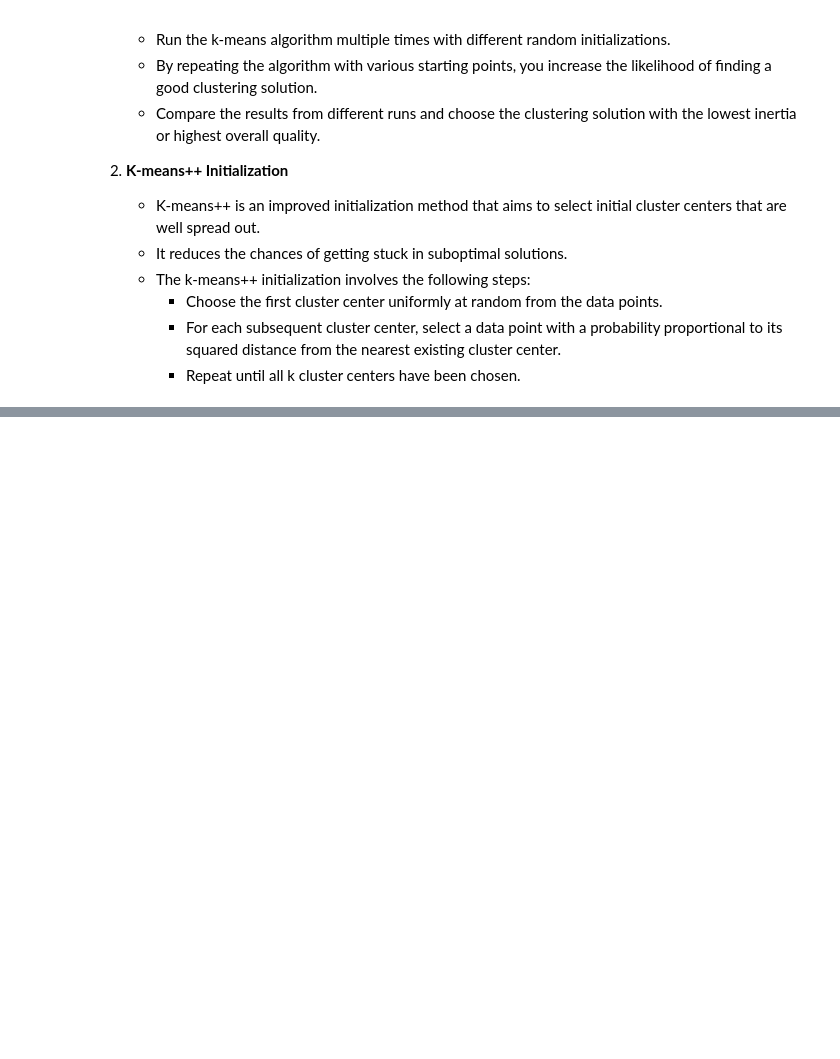
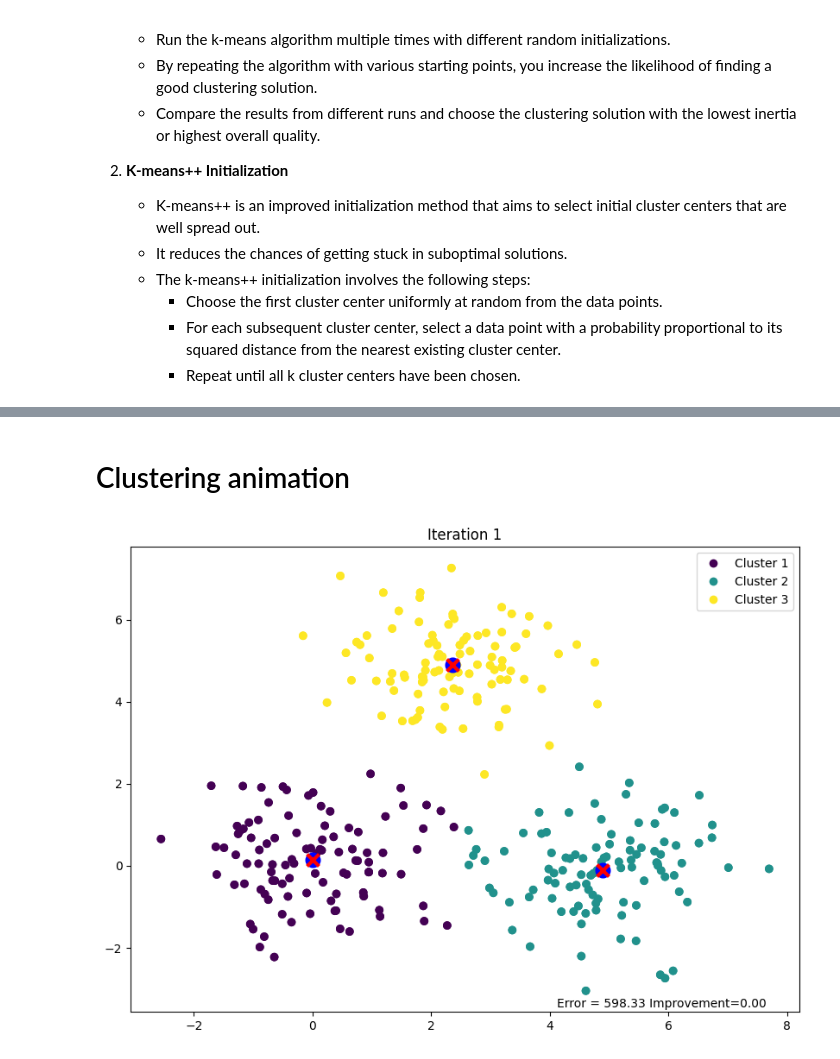
Before and after one commit to trajanov/BigDataAnalytics, a Jupyter notebook: Notebooks/Python-Clustering.ipynb, the cells around one changed output, grey strips where cells are left out. Cells and saved outputs as stored; diff of their text form; code cells hidden in the pictures; blank space fills up the shorter version.

Commit message:
Clustering update

```diff
--- a/Notebooks/Python-Clustering.ipynb
+++ b/Notebooks/Python-Clustering.ipynb
@@ -163,0 +164,56 @@ for i in range(10):
+# %% [markdown]
+# Clustering animation
+# %%
+import numpy as np
+import matplotlib.pyplot as plt
+from matplotlib.animation import FuncAnimation
+from PIL import Image
+
+# set the seed to reproduce the results
+np.random.seed(0)
+
+# Generate random data with 3 clusters and 100 samples with 2 features using gaussian mixture model
+X = np.random.multivariate_normal([0, 0], [[1, 0], [0, 1]], 100)
+X = np.concatenate((X, np.random.multivariate_normal([2.5, 5], [[1, 0], [0, 1]], 100)))
+X = np.concatenate((X, np.random.multivariate_normal([5, 0], [[1, 0], [0, 1]], 100)))
+
+# Set initial cluster centers to be far away from the actual cluster centers
+global old_centers, old_inertia
+old_centers = np.array([[-2,0],[-1,1],[0,2]])
+old_inertia = 10000
+
+# Create a figure and axis object for the animation
+fig, ax = plt.subplots(figsize=(10, 7))
+
+# Define a function to update the plot for each iteration of the for loop
+def update_plot(i):
+    global old_centers, old_inertia
+    # run the KMeans for 1 iteration so we can follow the clustering process
+    kmeans = KMeans(n_clusters=3, init=old_centers, max_iter=1, n_init=1).fit(X)
+    new_centers = kmeans.cluster_centers_
+    new_inertia = kmeans.inertia_
+    # clear the axis object for the new plot
+    ax.clear()
+    # plot the data points and cluster centers
+    ax.scatter(X[:, 0], X[:, 1], c=kmeans.labels_)
+    # plot the inertia value as a text box on the plot
+    ax.text(0.95, 0.01, f'Error = {kmeans.inertia_:.2f} Improvement={old_inertia-new_inertia:.2f}', transform=ax.transAxes, size=10, horizontalalignment='right')
+    # add legend to the plot for the cluster labels
+    ax.legend(handles=ax.scatter(X[:, 0], X[:, 1], c=kmeans.labels_).legend_elements()[0], labels=['Cluster 1', 'Cluster 2', 'Cluster 3'])
+    # plot old and new cluster centers wiht arrows from old to new centers
+    for j in range(len(old_centers)):
+        ax.arrow(old_centers[j, 0], old_centers[j, 1], new_centers[j, 0]-old_centers[j, 0], new_centers[j, 1]-old_centers[j, 1], head_width=0.1, head_length=0.1, fc='k', ec='k')
+    ax.scatter(old_centers[:, 0], old_centers[:, 1], marker='o', s=100, linewidths=3, color='b')
+    ax.scatter(new_centers[:, 0], new_centers[:, 1], marker='x', s=100, linewidths=3, color='r')
+
+    ax.set_title('Iteration {}'.format(i+1))
+
+    # update the old centers and inertia for the next iteration
+    old_centers = new_centers
+    old_inertia = new_inertia
+
+# Create the animation object and save it to a file
+ani = FuncAnimation(fig, update_plot, frames=10, interval=1000)
+ani.save('animations\\k-means-clustering-animation.gif', writer='pillow')
+# %% [output]
+[figure, added]
```
Also changed, not shown: parts of 3 cells of this notebook, 5 other files.
